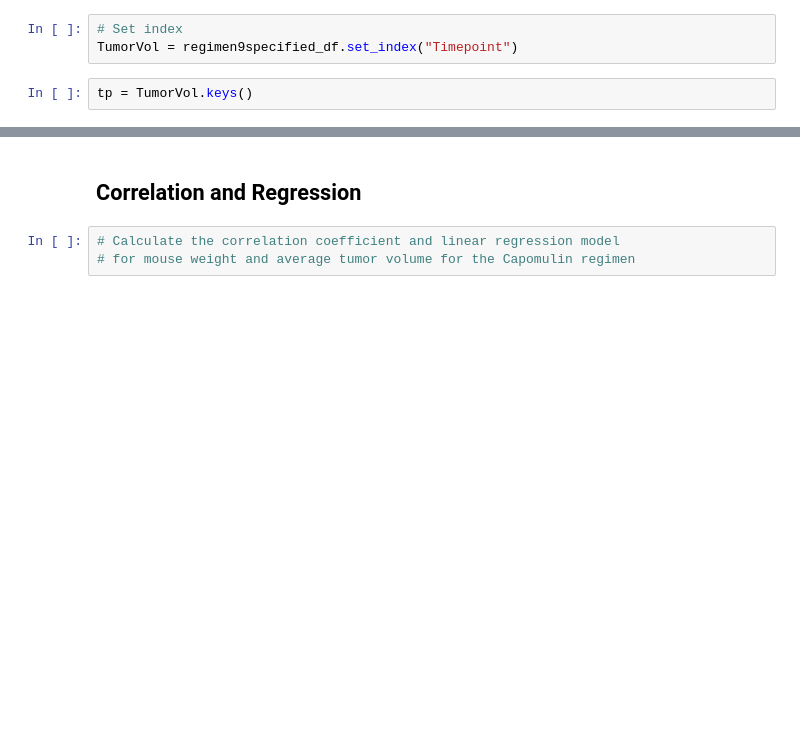
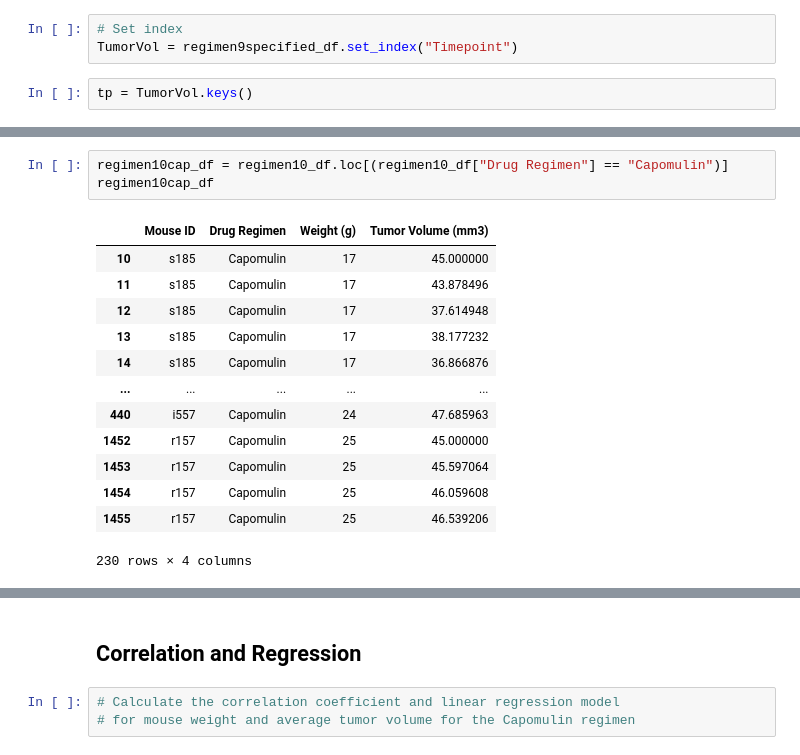
Before and after one commit to lgrayes/matplotlib-challenge, a Jupyter notebook: Pymaceuticals/matTest03.ipynb, the cells around one changed output, grey strips where cells are left out. Cells and saved outputs as stored; diff of their text form; blank space fills up the shorter version.

```diff
--- a/Pymaceuticals/matTest03.ipynb
+++ b/Pymaceuticals/matTest03.ipynb
@@ -790,0 +818,17 @@ plt.show()
+# %%
+regimen10cap_df = regimen10_df.loc[(regimen10_df["Drug Regimen"] == "Capomulin")]
+regimen10cap_df
+# %% [output]
+|  | Mouse ID | Drug Regimen | Weight (g) | Tumor Volume (mm3) |
+| 10 | s185 | Capomulin | 17 | 45.000000 |
+| 11 | s185 | Capomulin | 17 | 43.878496 |
+| 12 | s185 | Capomulin | 17 | 37.614948 |
+| 13 | s185 | Capomulin | 17 | 38.177232 |
+| 14 | s185 | Capomulin | 17 | 36.866876 |
+| ... | ... | ... | ... | ... |
+| 440 | i557 | Capomulin | 24 | 47.685963 |
+| 1452 | r157 | Capomulin | 25 | 45.000000 |
+| 1453 | r157 | Capomulin | 25 | 45.597064 |
+| 1454 | r157 | Capomulin | 25 | 46.059608 |
+| 1455 | r157 | Capomulin | 25 | 46.539206 |
+230 rows × 4 columns
```
Also changed, not shown: parts of 11 cells of this notebook.
